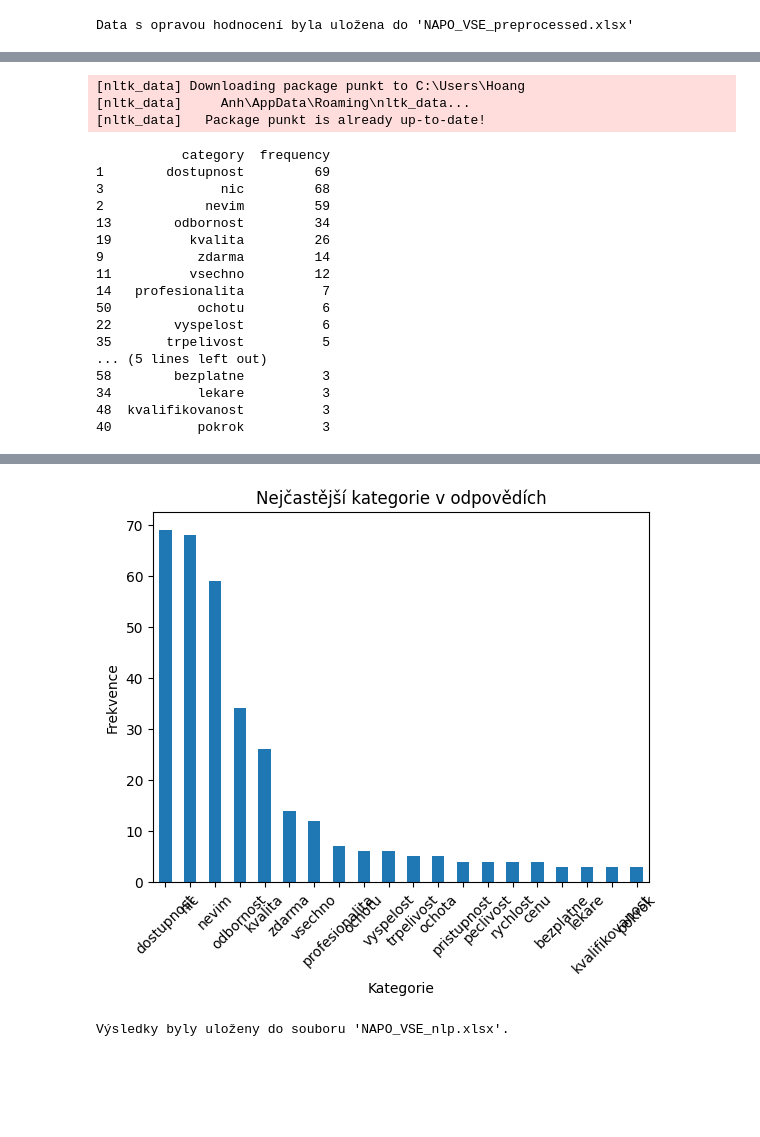
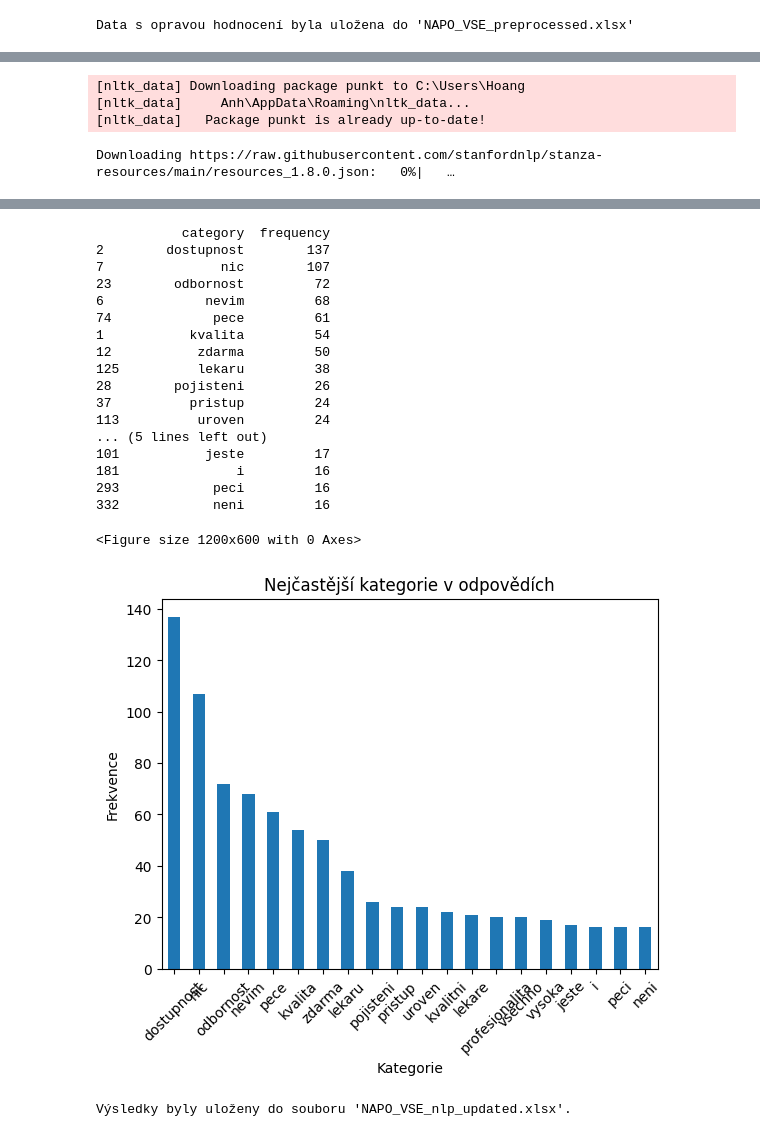
Before and after one commit to trah07/napo, a Jupyter notebook: preprocessing.ipynb, the cells around one changed output, grey strips where cells are left out. Saved outputs shown, nothing was run; the diff lists cells and outputs as text; code cells hidden in the pictures; blank space fills up the shorter version.

Commit message:
využiti stanza

```diff
--- a/preprocessing.ipynb
+++ b/preprocessing.ipynb
@@ -138,7 +138,7 @@ import pandas as pd
 import unicodedata
 from collections import Counter
 import matplotlib.pyplot as plt
-from sklearn.feature_extraction.text import TfidfVectorizer
+import stanza
 import nltk
 
 # Stažení NLTK dat pro tokenizaci (je-li potřeba)
@@ -149,6 +149,10 @@ from nltk.tokenize import word_tokenize
 stop_words_file_path = 'stop_words_czech.txt'
 with open(stop_words_file_path, 'r', encoding='utf-8') as file:
     czech_stop_words = [line.strip() for line in file.readlines()]
+
+# Stažení a inicializace Stanza pipeline pro český jazyk
+stanza.download('cs')
+nlp = stanza.Pipeline('cs')
 
 # Rozšířený slovník synonym
 synonyms_dict = {
@@ -181,26 +185,34 @@ synonyms_dict = {
     'spolehlivost': 'spolehlivost'
 }
 
-# Funkce pro odstranění diakritiky
-def remove_diacritics(text):
+# Funkce pro odstranění diakritiky a nahrazení podtržítek
+def preprocess_text(text):
+    text = text.replace('_', ' ')
     return ''.join(
         c for c in unicodedata.normalize('NFKD', text)
         if not unicodedata.combining(c)
     )
 
-# Funkce pro zpracování textu
-def process_text(text, synonyms_dict, stop_words):
-    text = remove_diacritics(text.lower())
-    words = [word for word in word_tokenize(text) if word.isalnum() and word not in stop_words]
-    found_categories = [synonyms_dict.get(word, word) for word in words]
-    return ' '.join(sorted(set(found_categories)))
+# Funkce pro analýzu textu pomocí Stanza a extrakci klíčových slov
+def analyze_text_with_nlp(text, synonyms_dict, stop_words):
+    doc = nlp(preprocess_text(text.lower()))
+    keywords = []
+    for sentence in doc.sentences:
+        for word in sentence.words:
+            if word.text.isalpha() and word.text not in stop_words:
+                keyword = synonyms_dict.get(word.text, word.text)
+                keywords.append(keyword)
+    return ' '.join(sorted(set(keywords)))
 
 # Načtení datového souboru
-df = pd.read_excel('NAPO_VSE_preprocessed.xlsx', sheet_name='Sheet1')
+df = pd.read_excel('NAPO_VSE_nlp.xlsx', sheet_name='Sheet1')
 
-# Zpracování textu a vytvoření nového sloupce
-df['co_na_ceskem_zdravotnictvi_ocenujete_klic_slova'] = df['co_na_ceskem_zdravotnictvi_ocenujete?'].astype(str).apply(
-    lambda x: process_text(x, synonyms_dict, czech_stop_words)
+# Doplnění prázdných hodnot ve sloupci 'co_na_ceskem_zdravotnictvi_ocenujete_klic_slova'
+df['co_na_ceskem_zdravotnictvi_ocenujete_klic_slova'] = df.apply(
+    lambda row: analyze_text_with_nlp(row['co_na_ceskem_zdravotnictvi_ocenujete?'], synonyms_dict, czech_stop_words)
+    if pd.isna(row['co_na_ceskem_zdravotnictvi_ocenujete_klic_slova']) or row['co_na_ceskem_zdravotnictvi_ocenujete_klic_slova'].strip() == ''
+    else row['co_na_ceskem_zdravotnictvi_ocenujete_klic_slova'],
+    axis=1
 )
 
 # Počítání frekvence kategorií
@@ -223,7 +235,7 @@ plt.xticks(rotation=45)
 plt.show()
 
 # Uložení výsledků do Excelu s novým sloupcem
-output_file_path = 'NAPO_VSE_nlp.xlsx'
+output_file_path = 'NAPO_VSE_nlp_updated.xlsx'
 with pd.ExcelWriter(output_file_path, engine='openpyxl', mode='w') as writer:
     df.to_excel(writer, sheet_name='Sheet1', index=False)
 
@@ -232,20 +244,4 @@ print(f"Výsledky byly uloženy do souboru '{output_file_path}'.")
 [nltk_data] Downloading package punkt to C:\Users\Hoang
 [nltk_data]     Anh\AppData\Roaming\nltk_data...
 [nltk_data]   Package punkt is already up-to-date!
-           category  frequency
-1        dostupnost         69
-3               nic         68
-2             nevim         59
-13        odbornost         34
-19          kvalita         26
-9            zdarma         14
-11          vsechno         12
-14   profesionalita          7
-50           ochotu          6
-22        vyspelost          6
-35       trpelivost          5
-... (5 lines left out)
-58        bezplatne          3
-34           lekare          3
-48  kvalifikovanost          3
-40           pokrok          3
+Downloading https://raw.githubusercontent.com/stanfordnlp/stanza-resources/main/resources_1.8.0.json:   0%|   …
@@ -253,2 +273,20 @@ print(f"Výsledky byly uloženy do souboru '{output_file_path}'.")
+           category  frequency
+2        dostupnost        137
+7               nic        107
+23        odbornost         72
+6             nevim         68
+74             pece         61
+1           kvalita         54
+12           zdarma         50
+125          lekaru         38
+28        pojisteni         26
+37          pristup         24
+113          uroven         24
+... (5 lines left out)
+101           jeste         17
+181               i         16
+293            peci         16
+332            neni         16
+<Figure size 1200x600 with 0 Axes>
-[figure, old version]
+[figure, new version]
-Výsledky byly uloženy do souboru 'NAPO_VSE_nlp.xlsx'.
+Výsledky byly uloženy do souboru 'NAPO_VSE_nlp_updated.xlsx'.
```
Also changed, not shown: parts of 2 cells of this notebook, 2 other files.
